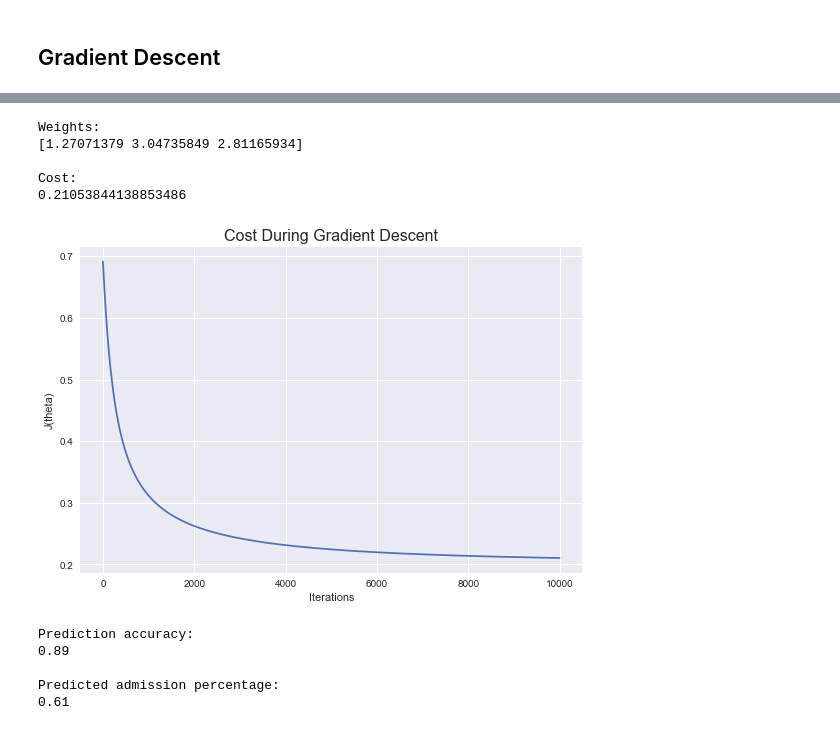
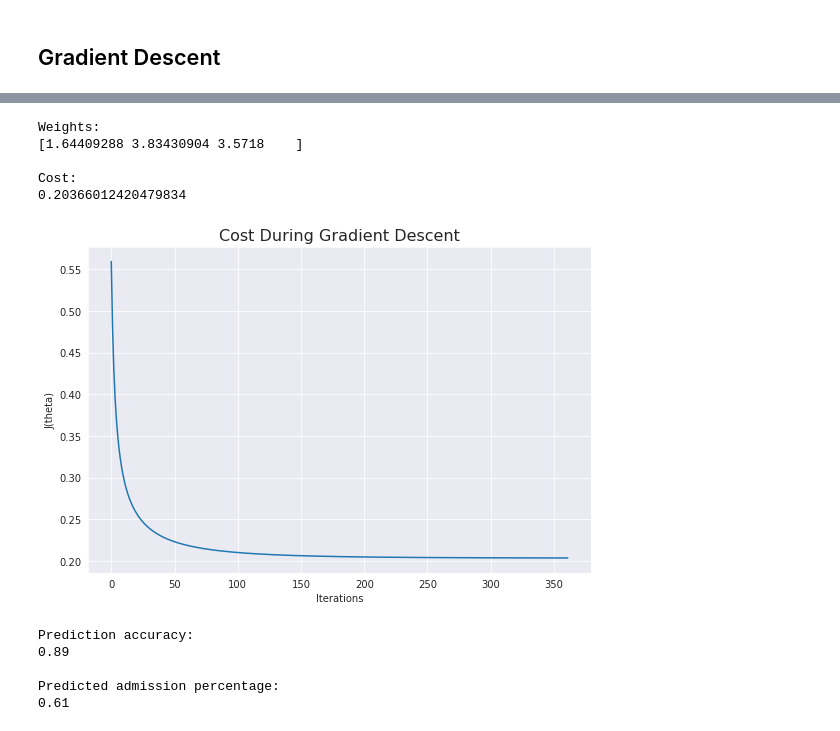
Before and after one commit to hdmamin/knn, a Jupyter notebook: logistic_regression/logistic_regression.ipynb, the cells around one changed output, grey strips where cells are left out. Saved outputs shown, nothing was run; the diff lists cells and outputs as text; code cells hidden in the pictures.

```diff
--- a/logistic_regression/logistic_regression.ipynb
+++ b/logistic_regression/logistic_regression.ipynb
@@ -10,7 +15,8 @@ import seaborn as sns
 # %%
 def normalize(X, means=None, stds=None):
-    '''Pass in (m x n) dimensional X matrix and normalize each column. Return the
-    normalized X matrix and the column means and stdevs for future use.'''
+    """Pass in (m x n) dimensional X matrix and normalize each column. Return
+    the normalized X matrix and the column means and stdevs for future use.
+    """
     if means is None and stds is None:
         means = X.mean(axis=0)
         stds = X.std(axis=0)
@@ -22,25 +28,33 @@ def sigmoid(z):
     return 1 / (1 + np.exp(-z))
 # %%
 def cost(X, y, theta):
-    '''Calculate cost for matrix X. X should include x0 column of ones.'''
+    """Calculate binary cross entropy loss for matrix X. X should include
+    x0 column of ones.
+    """
     m = X.shape[0]
-    h = sigmoid(X.dot(theta))
-    cost = y.T.dot(np.log(h)) + (1 - y).T.dot(np.log(1 - h))
-    j = -1/m * cost
+    h = sigmoid(X @ theta)
+    j = -1/m * (y.T @ np.log(h) + (1 - y).T.dot(np.log(1 - h)))
     return j
 # %%
 def gradient_descent(X, y, theta, alpha, iters):
-    '''Pass in theta as matrix of zeros. Adjust theta values until the cost
+    """Pass in theta as matrix of zeros. Adjust theta values until the cost
     function is minimized. Return the optimal theta values, as well as the
-    cost value for each iteration.'''
+    cost value for each iteration.
+
+    alpha : float
+        Learning rate that determines the rate at which weights are updated.
+    iters : int
+        Number of epochs to run gradient descent.
+    """
     m = X.shape[0]
     costs = []
     for i in range(iters):
-        h = sigmoid(X.dot(theta))            # m x 1
-        loss = (h - y)
-        gradient = (loss.T.dot(X)) / m
-        theta = theta - (alpha * gradient)
+        h = sigmoid(X @ theta)
+        gradient = X.T @ (y - h)
+        theta = theta + alpha * gradient
         costs.append(cost(X, y, theta))
+        if i > 0 and np.isclose(costs[-1], costs[-2]):
+            break
     return theta, costs
 # %%
 def predict(X, theta):
@@ -138,22 +152,22 @@ Cost with intial zero weights:
 # %%
 theta_vals, costs = gradient_descent(X_scaled, y, theta, alpha, iters)
-print('Weights:\n{}'.format(theta_vals))
-print('\nCost:\n{}'.format(costs[-1]))
+print(f'Weights:\n{theta_vals}')
+print(f'\nCost:\n{costs[-1]}')
 # %% [output]
 Weights:
-[1.27071379 3.04735849 2.81165934]
+[1.64409288 3.83430904 3.5718    ]
 
 Cost:
-0.21053844138853486
+0.20366012420479834
 # %%
 fig, ax = plt.subplots(figsize=(9,6))
-ax.plot(range(iters), costs)
+ax.plot(range(len(costs)), costs)
 plt.title('Cost During Gradient Descent', fontsize=16)
 plt.xlabel('Iterations')
 plt.ylabel('J(theta)')
 plt.show()
 # %% [output]
-[figure, old version]
+[figure, new version]
 # %%
 output = predict(X_scaled, theta_vals)
 accuracy = (y == output['preds']).mean()
```
Also changed, not shown: parts of 19 cells of this notebook.
